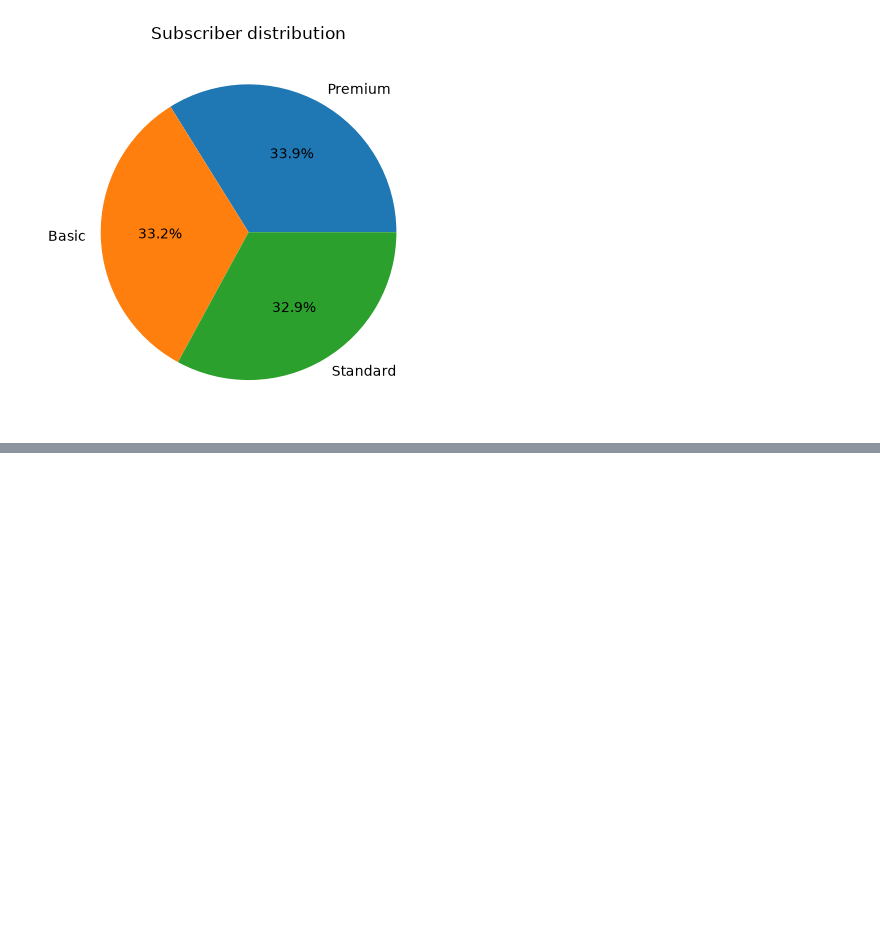
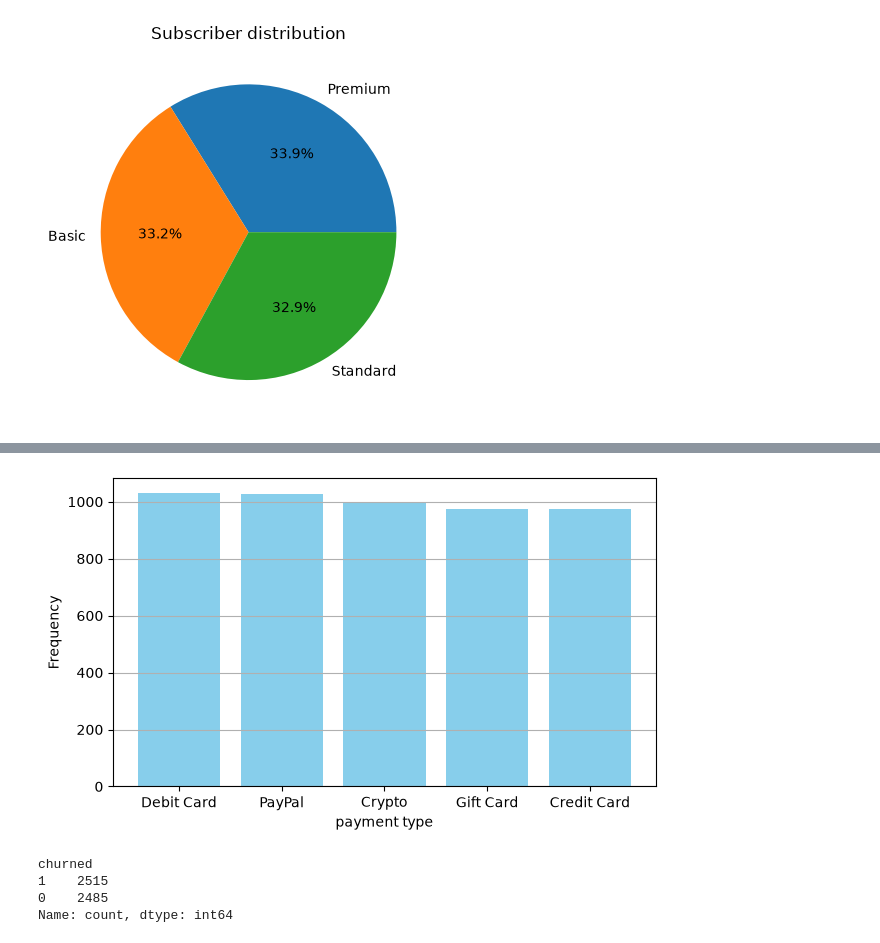
Before and after one commit to Sujab08/Netflix_Customer_Churn_Project, a Jupyter notebook: Data_Visualisation.ipynb, the cells around one changed output, grey strips where cells are left out. Saved outputs shown, nothing was run; the diff lists cells and outputs as text; code cells hidden in the pictures; blank space fills up the shorter version.

```diff
--- a/Data_Visualisation.ipynb
+++ b/Data_Visualisation.ipynb
@@ -43,0 +85,17 @@ plt.show()
+# %%
+payment=df['payment_method'].value_counts()
+plt.figure(figsize=(7,4))
+plt.bar(x=payment.index,height=payment.values,color='skyblue')
+plt.xlabel('payment type')
+plt.ylabel('Frequency')
+plt.grid(axis='y')
+plt.show()
+# %% [output]
+[figure, added]
+# %%
+df['churned'].value_counts()
+# %% [output]
+churned
+1    2515
+0    2485
+Name: count, dtype: int64
```
Also changed, not shown: parts of 20 cells of this notebook.
